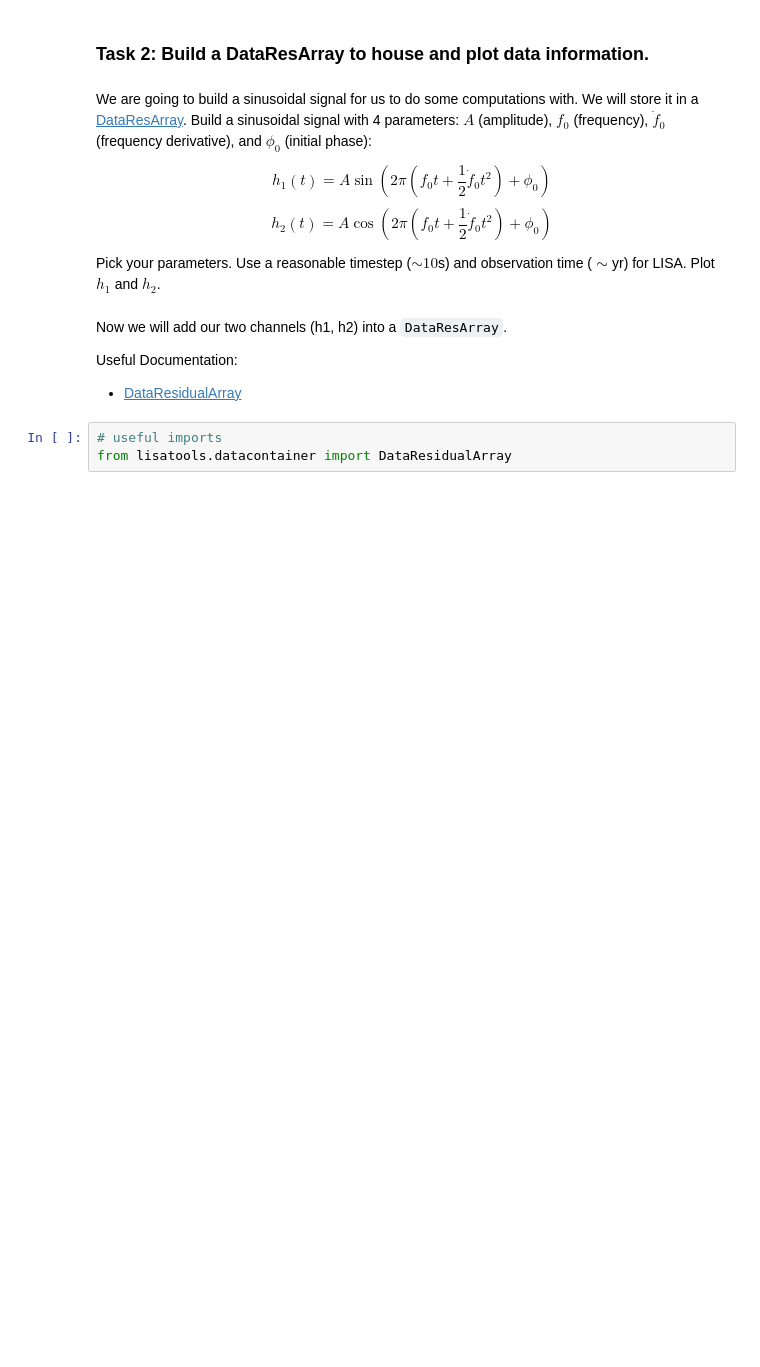
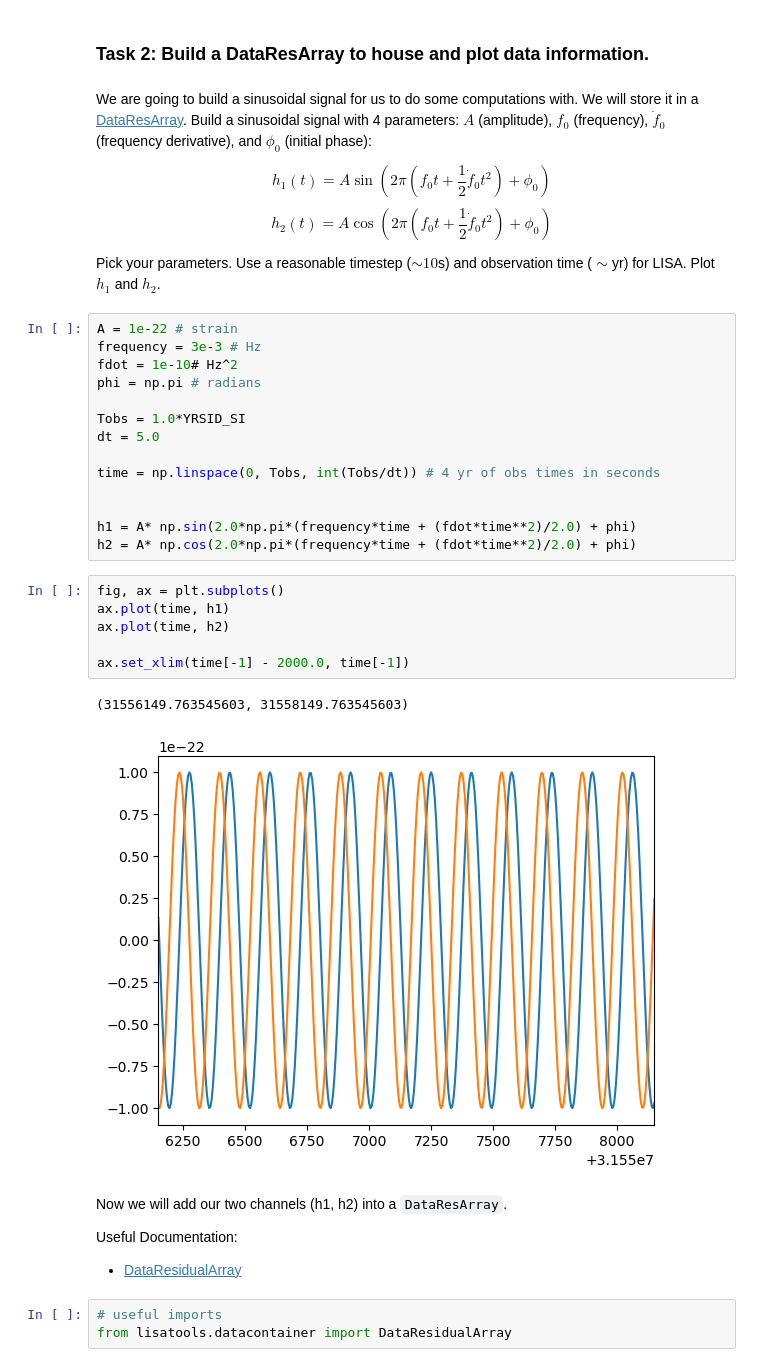
Before and after one commit to mtauraso/LATW, a Jupyter notebook: tutorials/Tutorial1.ipynb, the cells around one changed output. Saved outputs shown, nothing was run; the diff lists cells and outputs as text; blank space fills up the shorter version.

```diff
--- a/tutorials/Tutorial1.ipynb
+++ b/tutorials/Tutorial1.ipynb
@@ -111,6 +159,29 @@ $$ h_1(t) = A\sin{\left(2\pi (f_0 t + \frac{1}{2}\dot{f}_0t^2) + \phi_0\right)}
 $$ h_2(t) = A\cos{\left(2\pi (f_0 t + \frac{1}{2}\dot{f}_0t^2) + \phi_0\right)} $$
 
 Pick your parameters. Use a reasonable timestep ($\sim10$s) and observation time ($\sim$yr) for LISA. Plot $h_1$ and $h_2$.
+# %%
+A = 1e-22 # strain
+frequency = 3e-3 # Hz
+fdot = 1e-10# Hz^2
+phi = np.pi # radians
+
+Tobs = 1.0*YRSID_SI
+dt = 5.0
+
+time = np.linspace(0, Tobs, int(Tobs/dt)) # 4 yr of obs times in seconds
+
+
+h1 = A* np.sin(2.0*np.pi*(frequency*time + (fdot*time**2)/2.0) + phi)
+h2 = A* np.cos(2.0*np.pi*(frequency*time + (fdot*time**2)/2.0) + phi)
+# %%
+fig, ax = plt.subplots()
+ax.plot(time, h1)
+ax.plot(time, h2)
+
+ax.set_xlim(time[-1] - 2000.0, time[-1])
+# %% [output]
+(31556149.763545603, 31558149.763545603)
+[figure, added]
 # %% [markdown]
 Now we will add our two channels (h1, h2) into a `DataResArray`.
 
```
Also changed, not shown: parts of 10 cells of this notebook, 3 other files.
